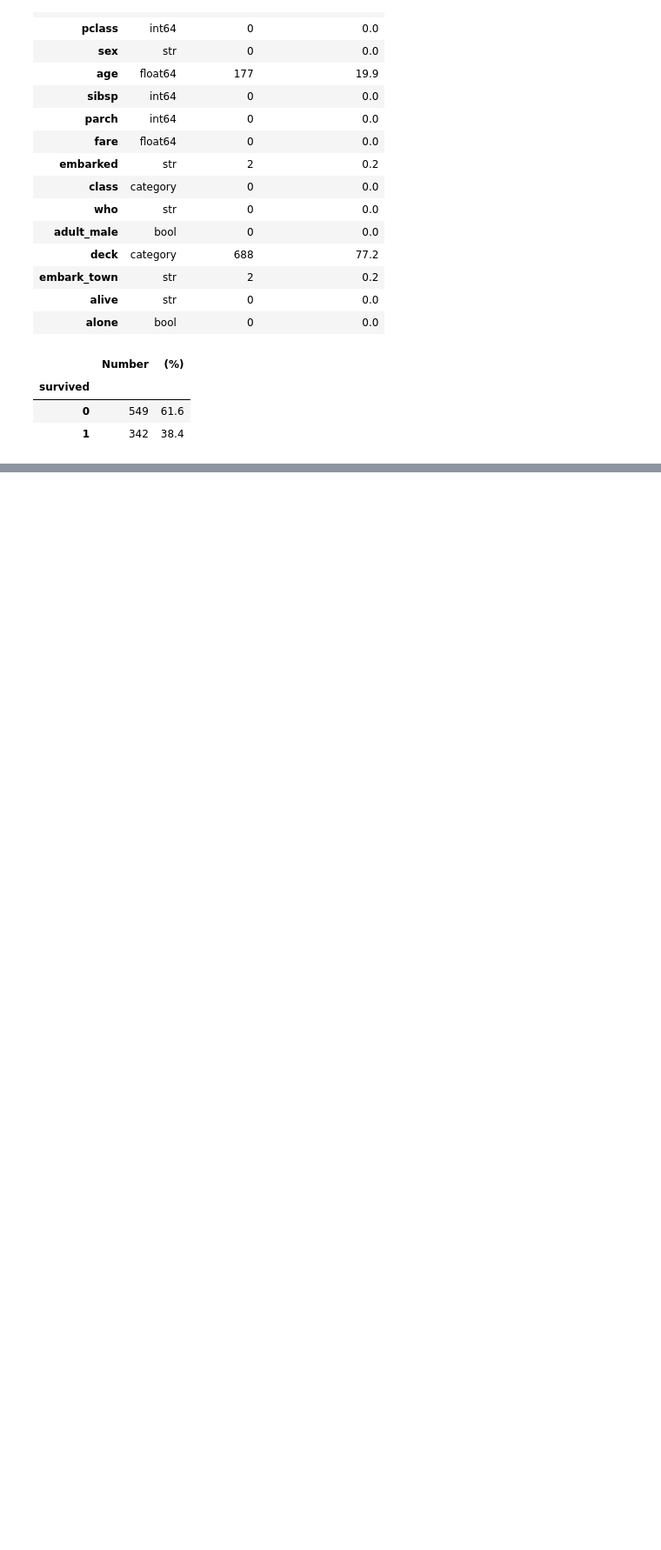
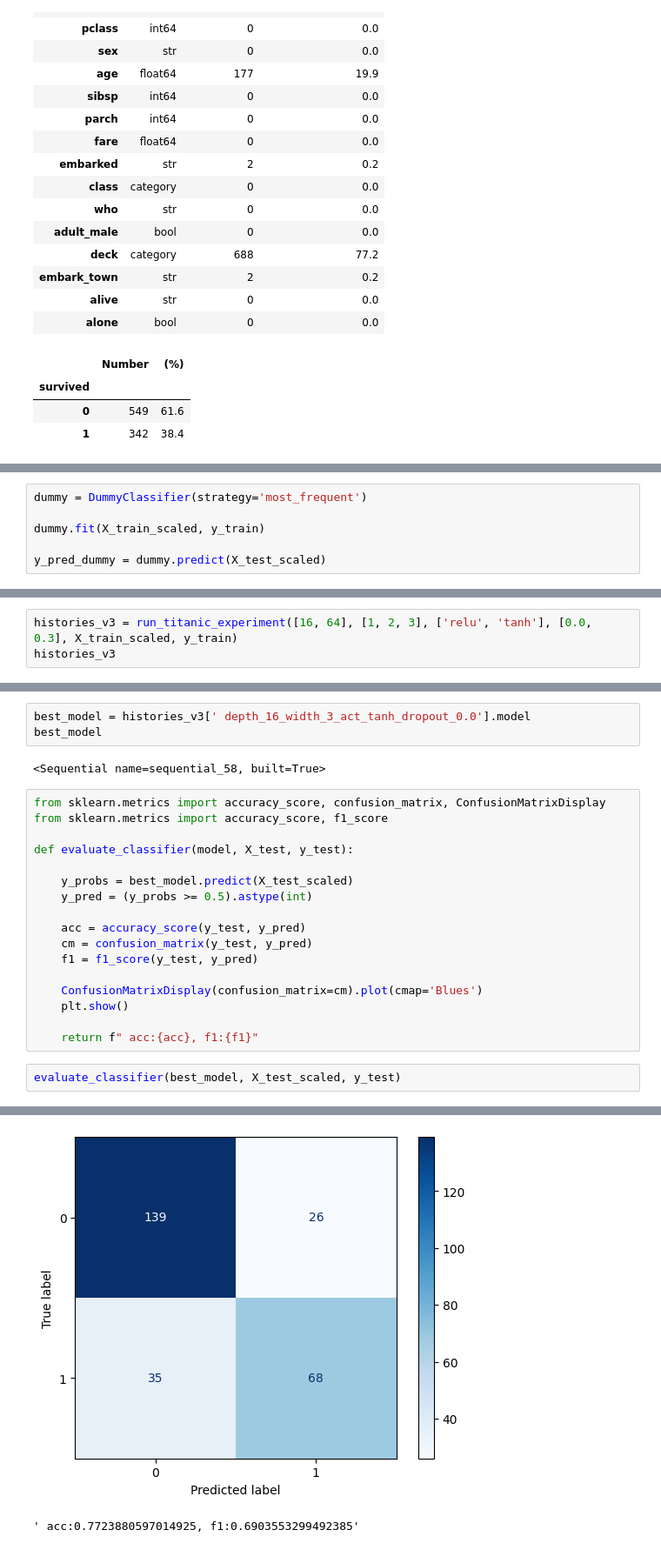
Before and after one commit to michallitwin/python-learning, a Jupyter notebook: python_dl/exercises3.ipynb, the cells around one changed output, grey strips where cells are left out. Shown at 87% size. Drawn from its saved outputs; the diff is of its cells as text; blank space fills up the shorter version.

```diff
--- a/python_dl/exercises3.ipynb
+++ b/python_dl/exercises3.ipynb
@@ -682,0 +711,6 @@ def prepare_titanic(df):
+# %%
+dummy = DummyClassifier(strategy='most_frequent')
+
+dummy.fit(X_train_scaled, y_train)
+
+y_pred_dummy = dummy.predict(X_test_scaled)
@@ -682,0 +782,3 @@ def prepare_titanic(df):
+# %%
+histories_v3 = run_titanic_experiment([16, 64], [1, 2, 3], ['relu', 'tanh'], [0.0, 0.3], X_train_scaled, y_train)
+histories_v3
@@ -682,0 +848,25 @@ def prepare_titanic(df):
+# %%
+best_model = histories_v3[' depth_16_width_3_act_tanh_dropout_0.0'].model
+best_model
+# %% [output]
+<Sequential name=sequential_58, built=True>
+# %%
+from sklearn.metrics import accuracy_score, confusion_matrix, ConfusionMatrixDisplay
+from sklearn.metrics import accuracy_score, f1_score
+
+def evaluate_classifier(model, X_test, y_test):
+
+    y_probs = best_model.predict(X_test_scaled)
+    y_pred = (y_probs >= 0.5).astype(int)
+
+    acc = accuracy_score(y_test, y_pred)
+    cm = confusion_matrix(y_test, y_pred)
+    f1 = f1_score(y_test, y_pred)
+
+    ConfusionMatrixDisplay(confusion_matrix=cm).plot(cmap='Blues')
+    plt.show()
+
+    return f" acc:{acc}, f1:{f1}"
+# %%
+evaluate_classifier(best_model, X_test_scaled, y_test)
+# %% [output]
@@ -682,0 +874,2 @@ def prepare_titanic(df):
+[figure, added]
+' acc:0.7723880597014925, f1:0.6903553299492385'
```
Also changed, not shown: parts of 43 cells of this notebook.
